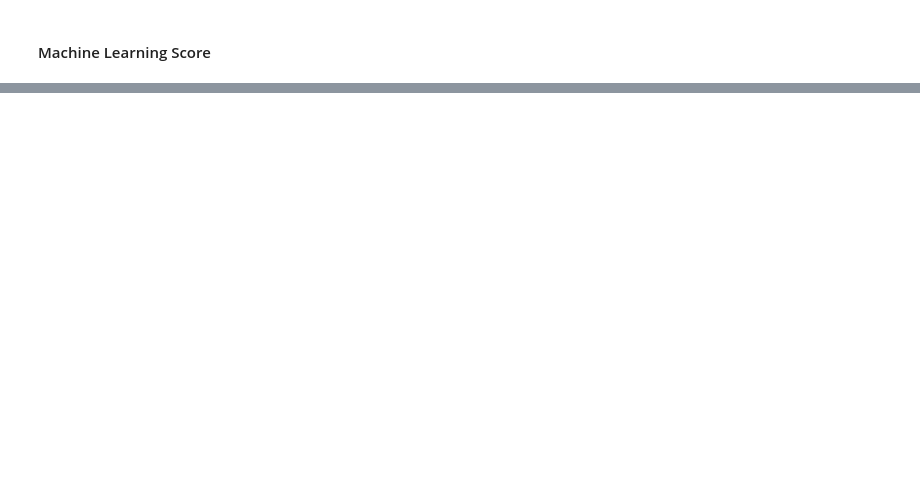
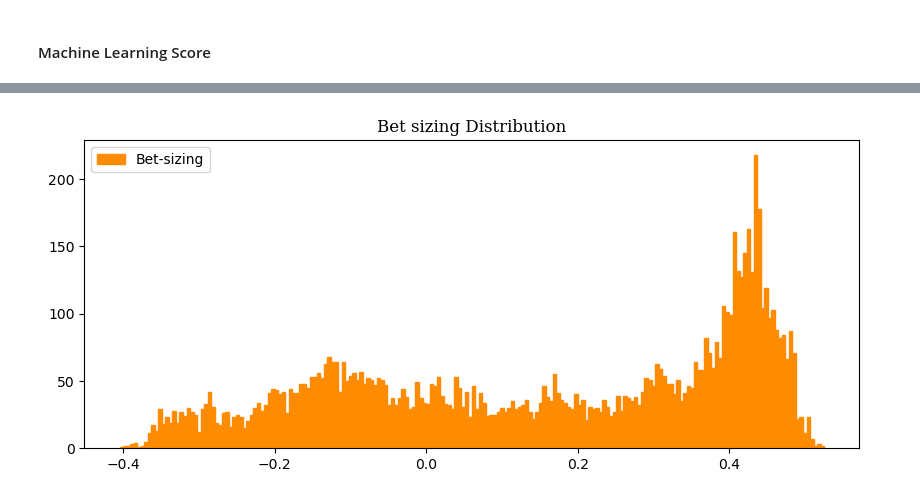
Before and after one commit to Tommylee1013/FinancialMachineLearning, a Jupyter notebook: Notes/Sample Models/Projects02.ipynb, the cells around one changed output, grey strips where cells are left out. Drawn from its saved outputs; the diff is of its cells as text; code cells hidden in the pictures; blank space fills up the shorter version.

```diff
--- a/Notes/Sample Models/Projects02.ipynb
+++ b/Notes/Sample Models/Projects02.ipynb
@@ -460,0 +465,5 @@ weighted avg       0.56      0.54      0.53      8825
+# %%
+event_prob = pd.DataFrame()
+event_prob['t1'] = triple_barrier_events[-8825:]['t1'].values
+event_prob['prob'] = fit.predict_proba(X_test)[:,1]
+event_prob.index = triple_barrier_events[-8825:]['t1'].index
@@ -460,0 +486,6 @@ weighted avg       0.56      0.54      0.53      8825
+# %%
+event_prob['bet_size_prob'] = bet_size_probability(events = event_prob,
+                                                   prob = event_prob['prob'],
+                                                   num_classes = 2)
+# %%
+event_prob['side'] = 1
@@ -460,0 +508,5 @@ weighted avg       0.56      0.54      0.53      8825
+# %%
+from multiprocessing import cpu_count
+
+avg_active_bet_sizes = avg_active_signals(event_prob.rename(columns ={'bet_size_prob': 'signal'}), num_threads = cpu_count())
+event_prob['avg_active_bet_size'] = avg_active_bet_sizes
@@ -460,0 +545,8 @@ weighted avg       0.56      0.54      0.53      8825
+# %%
+plt.figure(figsize = (10, 4))
+plt.hist(event_prob.bet_size_prob, bins = 200, color = 'darkorange', edgecolor = 'darkorange', label = 'Bet-sizing')
+plt.legend()
+plt.title('Bet sizing Distribution', fontsize = 12, fontfamily = 'Serif')
+plt.show()
+# %% [output]
+[figure, added]
```
Also changed, not shown: parts of 11 cells of this notebook.
